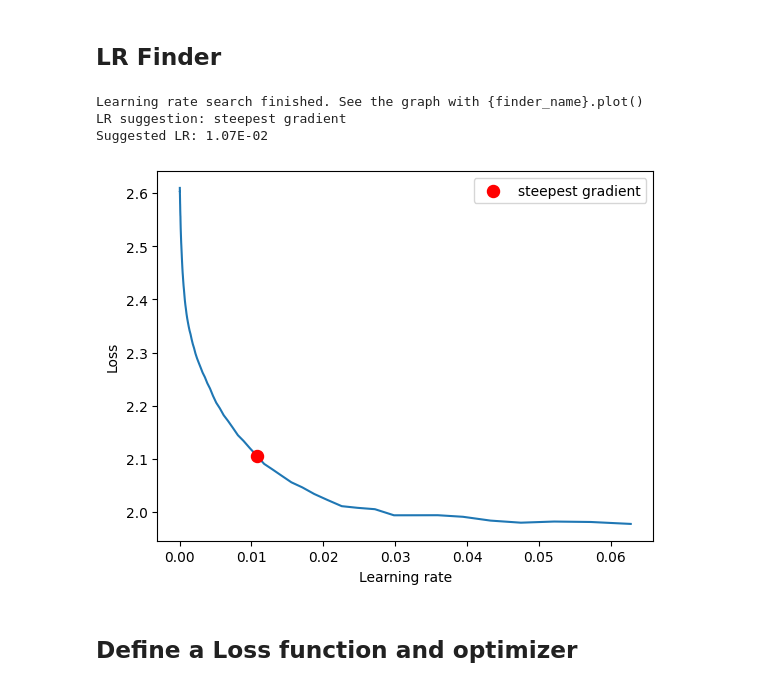
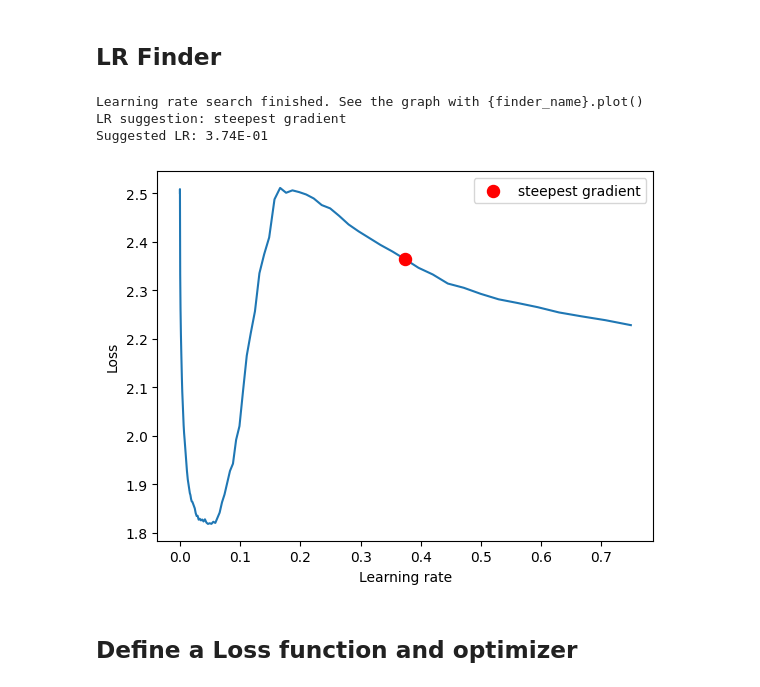
Before and after one commit to sujitojha1/ERA1, a Jupyter notebook: Session11/ERA1_S11_CIFAR10_Resnet18_GradCam.ipynb, the cells around one changed output. Saved outputs shown, nothing was run; the diff lists cells and outputs as text; code cells hidden in the pictures.

```diff
--- a/Session11/ERA1_S11_CIFAR10_Resnet18_GradCam.ipynb
+++ b/Session11/ERA1_S11_CIFAR10_Resnet18_GradCam.ipynb
@@ -131,25 +133,25 @@ Estimated Total Size (MB): 53.89
 # %%
 #https://github.com/davidtvs/pytorch-lr-finder
 
 import copy
 import torch
 from torch_lr_finder import LRFinder
 import torch.nn as nn
 import torch.optim as optim
 import numpy as np
 
 net_exp = copy.deepcopy(net)
 criterion = nn.CrossEntropyLoss()
-optimizer = optim.SGD(net_exp.parameters(), lr=1e-5, momentum=0.85)
+optimizer = optim.SGD(net_exp.parameters(), lr=1e-3, momentum=0.85)
 lr_finder = LRFinder(net_exp, optimizer, criterion, device="cuda")
-lr_finder.range_test(trainloader, start_lr=1e-5, end_lr=10, num_iter=200, step_mode="exp")
+lr_finder.range_test(trainloader, start_lr=1e-5, end_lr=1, num_iter=200, step_mode="exp")
 lr_finder.plot(log_lr=False)
 lr_finder.reset()
 # %% [output]
 Learning rate search finished. See the graph with {finder_name}.plot()
 LR suggestion: steepest gradient
-Suggested LR: 1.07E-02
+Suggested LR: 3.74E-01
-[figure, old version]
+[figure, new version]
 # %% [markdown]
 ## Define a Loss function and optimizer
 # %%
```
Also changed, not shown: parts of 16 cells of this notebook.
